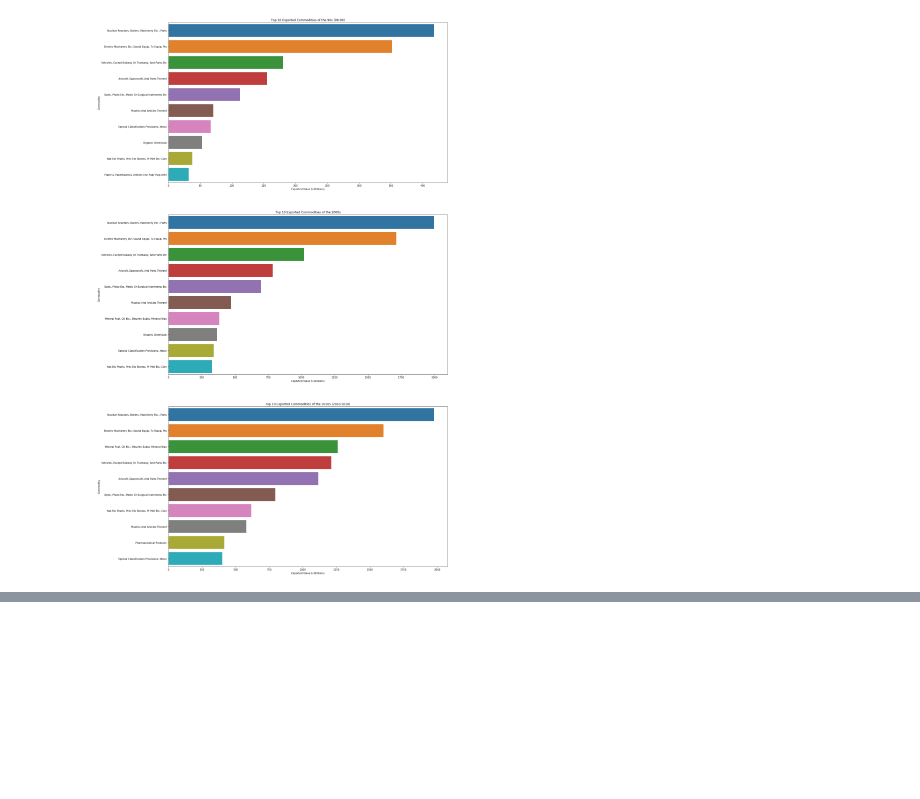
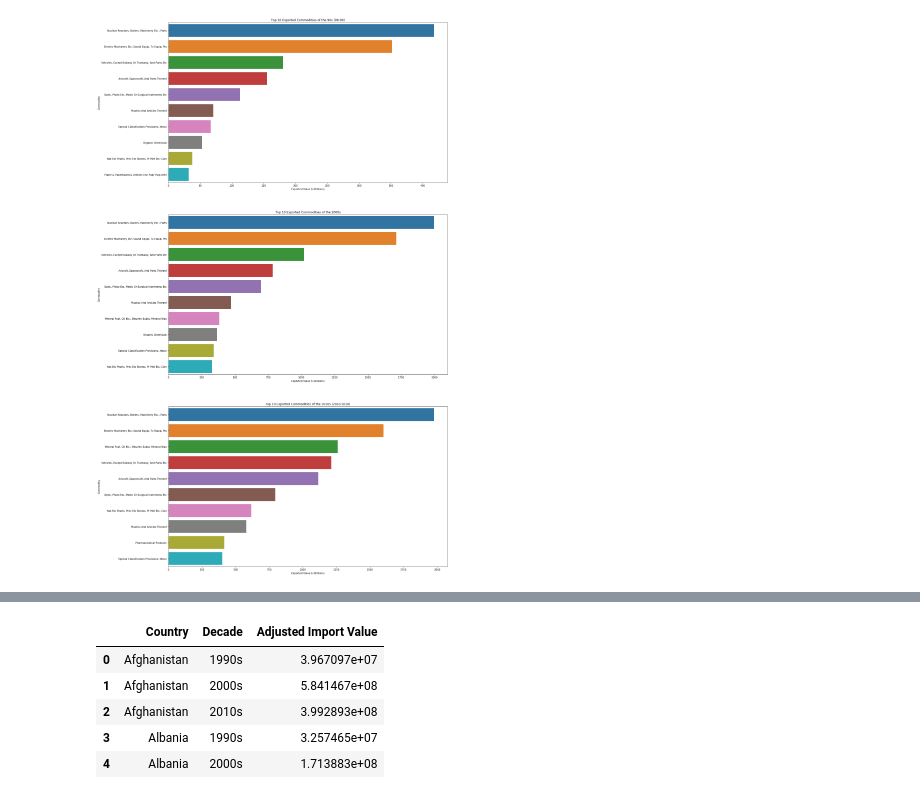
Before and after one commit to VallabhReddy/US-Trade-Analysis, a Jupyter notebook: Notebooks/US Trade Analysis.ipynb, the cells around one changed output, grey strips where cells are left out. Cells and saved outputs as stored; diff of their text form; code cells hidden in the pictures; blank space fills up the shorter version.

```diff
--- a/Notebooks/US Trade Analysis.ipynb
+++ b/Notebooks/US Trade Analysis.ipynb
@@ -442,0 +448,15 @@ chart7.set_xlabel('Exported Value $ (Billions)');
+# %%
+# Summing up trade values by country and decade
+exports_country_decade = exports_data.groupby(['Country','Decade'], as_index = False).agg({'Adjusted Export Value':[sum]})
+exports_country_decade.columns = exports_country_decade.columns.get_level_values(0)
+
+imports_country_decade = imports_data.groupby(['Country','Decade'], as_index = False).agg({'Adjusted Import Value':[sum]})
+imports_country_decade.columns = imports_country_decade.columns.get_level_values(0)
+imports_country_decade.head()
+# %% [output]
+|  | Country | Decade | Adjusted Import Value |
+| 0 | Afghanistan | 1990s | 3.967097e+07 |
+| 1 | Afghanistan | 2000s | 5.841467e+08 |
+| 2 | Afghanistan | 2010s | 3.992893e+08 |
+| 3 | Albania | 1990s | 3.257465e+07 |
+| 4 | Albania | 2000s | 1.713883e+08 |
```
Also changed, not shown: parts of 9 cells of this notebook.
